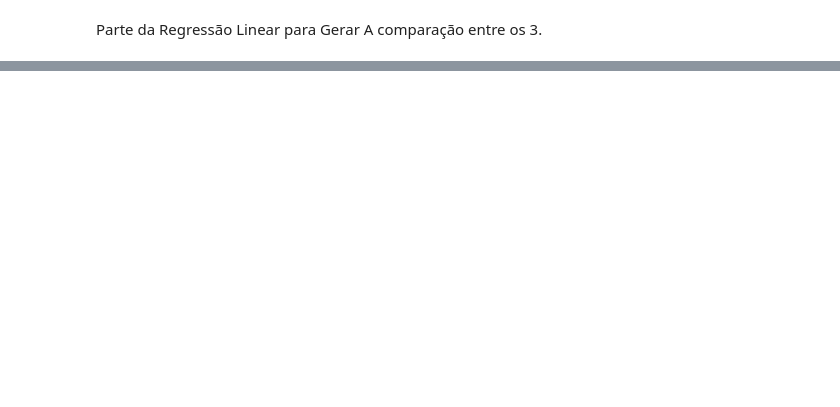
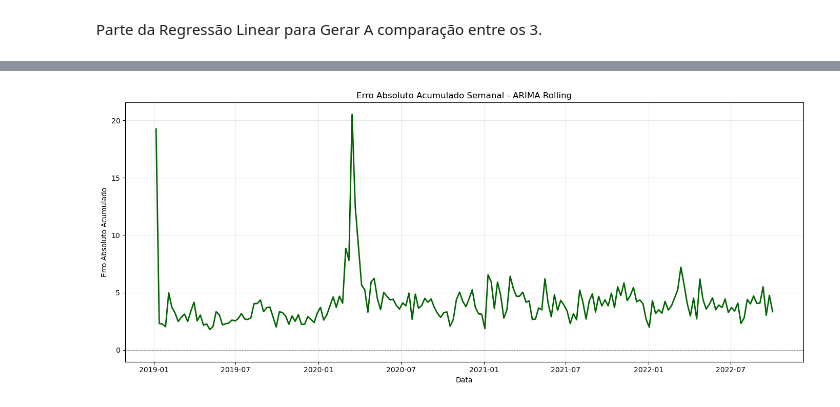
Before and after one commit to diogobrasil/analises-tcc-cripto, a Jupyter notebook: main/notebooks/arima_analysis/arima_analysis.ipynb, the cells around one changed output, grey strips where cells are left out. Saved outputs shown, nothing was run; the diff lists cells and outputs as text; code cells hidden in the pictures; blank space fills up the shorter version.

```diff
--- a/main/notebooks/arima_analysis/arima_analysis.ipynb
+++ b/main/notebooks/arima_analysis/arima_analysis.ipynb
@@ -519,0 +540,77 @@ Métricas no conjunto de teste:
+# %%
+import os
+import numpy as np
+import pandas as pd
+import matplotlib.pyplot as plt
+from datetime import timedelta
+
+from main.classes.neural_networks.training.train_arima import (
+    train_and_evaluate_arima,
+    load_series,
+    split_series
+)
+
+# Parâmetros
+acoes = ['ITUB4', 'BBAS3', 'CYRE3', 'TEND3', 'DIRR3', 'ELET3', 'EQTL3', 'CMIG4', 'PETR3', 'VALE3', 'BRAP3']
+csv_path = "../../datasets/b3_dados/processed/acoes_concat.csv"
+model_dir = "../../saved_models/arima"
+version = "1.0"
+order = (1, 1, 1)
+train_end = "2017-12-31"
+val_end = "2018-12-31"
+rolling = True
+step_size = 1
+
+# Dicionário para resíduos
+residuos_arima = {}
+
+# Processamento por ativo
+for acao in acoes:
+    try:
+        ts = load_series(csv_path, acao)
+        train, val, test = split_series(ts, train_end, val_end)
+
+        result = train_and_evaluate_arima(
+            csv_path=csv_path,
+            target=acao,
+            order=order,
+            model_dir=model_dir,
+            version=version,
+            train_end=train_end,
+            val_end=val_end,
+            rolling=rolling,
+            step_size=step_size
+        )
+
+        y_pred = result["predictions"]["test"]
+        y_true = test.values
+
+        # Verificação de alinhamento
+        if len(y_true) != len(y_pred):
+            print(f"[{acao}] Erro: y_true ({len(y_true)}) != y_pred ({len(y_pred)})")
+            continue
+
+        dates = test.index
+        res = pd.Series(np.abs(y_true - y_pred), index=pd.to_datetime(dates))
+        residuos_arima[acao] = res.resample("W").mean().interpolate()
+
+    except Exception as e:
+        print(f"Erro ao processar {acao}: {e}")
+
+# DataFrame combinado e soma dos resíduos
+df_residuos_arima = pd.DataFrame(residuos_arima)
+erro_acumulado_arima = df_residuos_arima.sum(axis=1)
+
+# Salva e plota
+erro_acumulado_arima.to_csv("erro_acumulado_arima_rolling.csv")
+
+plt.figure(figsize=(14, 6))
+plt.plot(erro_acumulado_arima.index, erro_acumulado_arima, color='darkgreen', linewidth=2)
+plt.axhline(y=0, color='gray', linestyle='--', linewidth=0.7)
+plt.title("Erro Absoluto Acumulado Semanal - ARIMA Rolling")
+plt.xlabel("Data")
+plt.ylabel("Erro Absoluto Acumulado")
+plt.grid(True, alpha=0.3)
+plt.tight_layout()
+plt.show()
+# %% [output]
@@ -519,0 +634 @@ Métricas no conjunto de teste:
+[figure, added]
```
Also changed, not shown: parts of 13 cells of this notebook, 4 other files.
